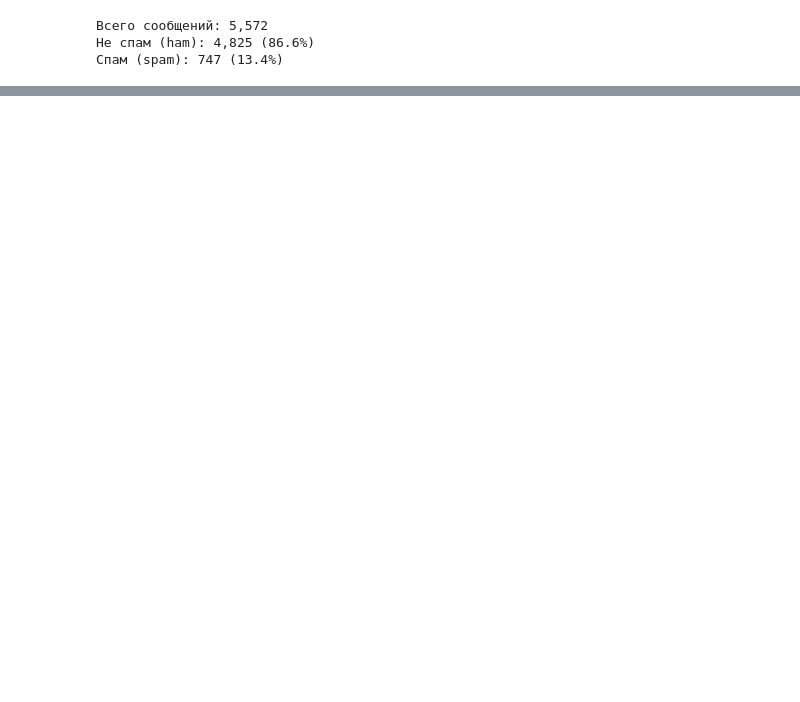
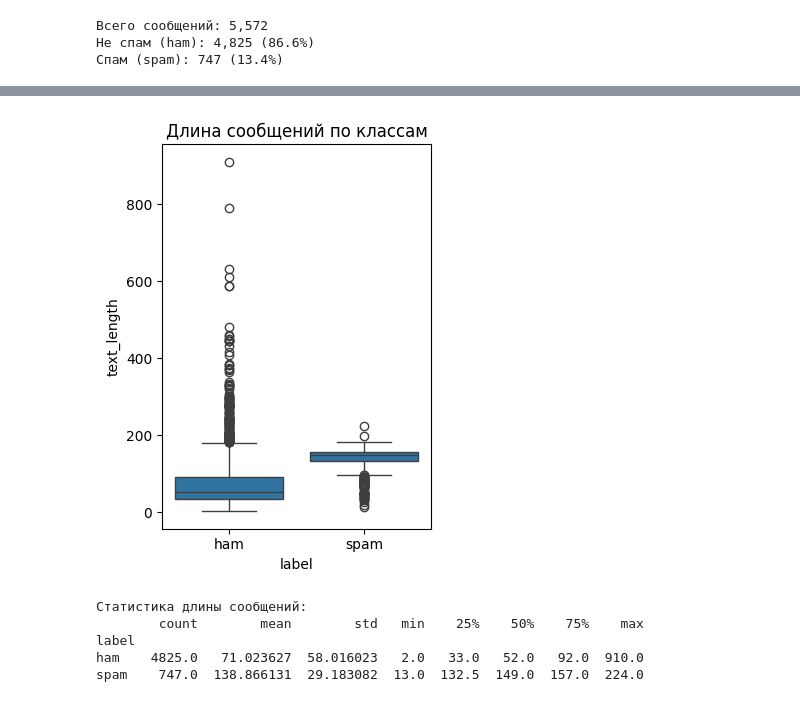
Before and after one commit to BRSHD/spam-classifier, a Jupyter notebook: spam_classifier.ipynb, the cells around one changed output, grey strips where cells are left out. Saved outputs shown, nothing was run; the diff lists cells and outputs as text; code cells hidden in the pictures; blank space fills up the shorter version.

```diff
--- a/spam_classifier.ipynb
+++ b/spam_classifier.ipynb
@@ -24,0 +109,19 @@ fatal: A branch named 'main' already exists.
+# %%
+# Boxplot по классам
+plt.subplot(1, 2, 2)
+sns.boxplot(data=df, x='label', y='text_length')
+plt.title('Длина сообщений по классам')
+plt.tight_layout()
+plt.show()
+# %% [output]
+[figure, added]
+# %%
+# Статистика по длине
+print("\nСтатистика длины сообщений:")
+print(df.groupby('label')['text_length'].describe())
+# %% [output]
+Статистика длины сообщений:
+        count        mean        std   min    25%    50%    75%    max
+label
+ham    4825.0   71.023627  58.016023   2.0   33.0   52.0   92.0  910.0
+spam    747.0  138.866131  29.183082  13.0  132.5  149.0  157.0  224.0
```
Also changed, not shown: parts of 13 cells of this notebook.
